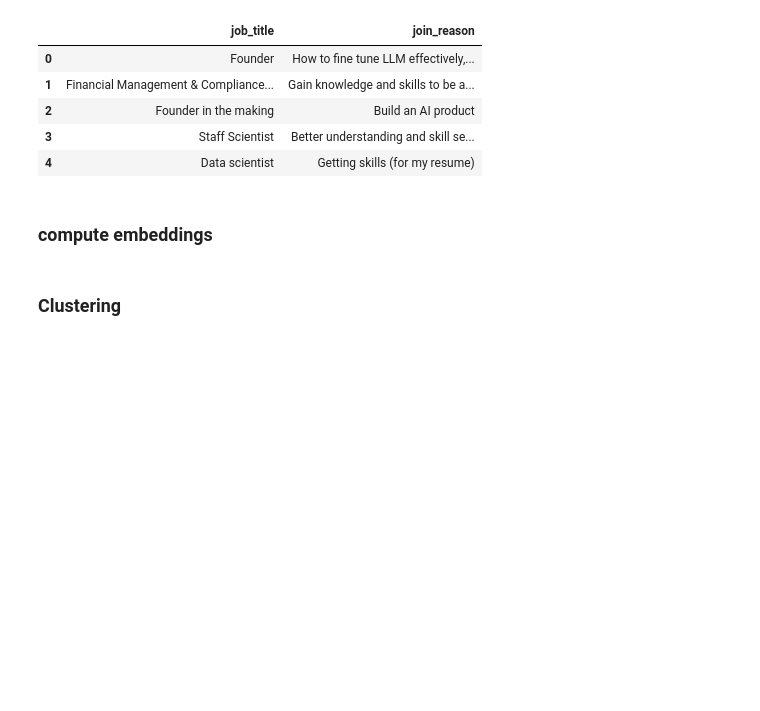
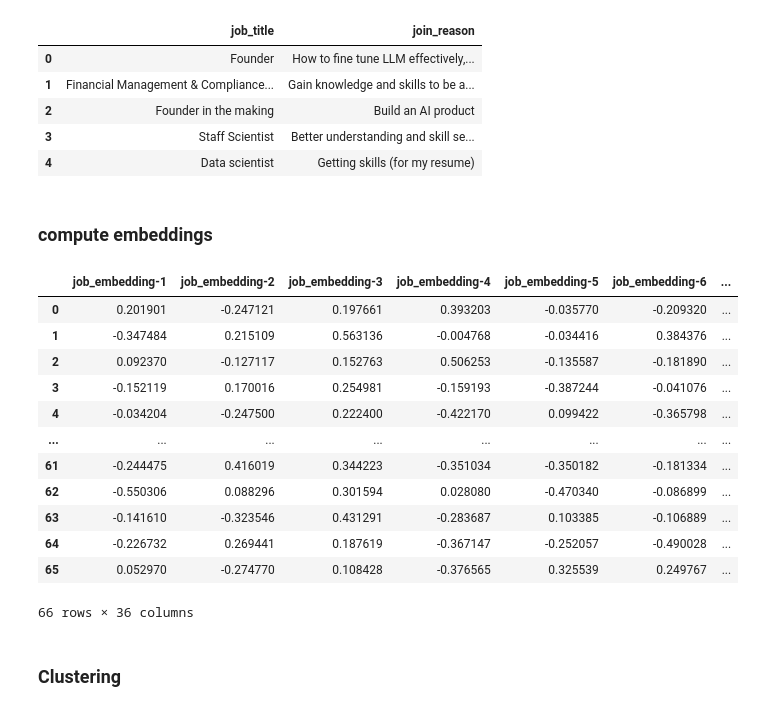
Before and after one commit to ShawhinT/AI-Builders-Bootcamp-3, a Jupyter notebook: lightning-lesson/customer_segmentation_example.ipynb, the cells around one changed output. Drawn from its saved outputs; the diff is of its cells as text; code cells hidden in the pictures; blank space fills up the shorter version.

```diff
--- a/lightning-lesson/customer_segmentation_example.ipynb
+++ b/lightning-lesson/customer_segmentation_example.ipynb
@@ -65,6 +65,22 @@ embedding_list = [job_response.data[i].embedding + reason_response.data[i].embed
 # create df_embeddings
 col_names = [f"job_embedding-{i+1}" for i in range(len(job_response.data[0].embedding))] + [f"reason_embedding-{i+1}" for i in range(len(reason_response.data[0].embedding))]
 df_embeddings = pd.DataFrame(embedding_list, columns=col_names)
+# %%
+df_embeddings
+# %% [output]
+|  | job_embedding-1 | job_embedding-2 | job_embedding-3 | job_embedding-4 | job_embedding-5 | job_embedding-6 | ... |
+| 0 | 0.201901 | -0.247121 | 0.197661 | 0.393203 | -0.035770 | -0.209320 | ... |
+| 1 | -0.347484 | 0.215109 | 0.563136 | -0.004768 | -0.034416 | 0.384376 | ... |
+| 2 | 0.092370 | -0.127117 | 0.152763 | 0.506253 | -0.135587 | -0.181890 | ... |
+| 3 | -0.152119 | 0.170016 | 0.254981 | -0.159193 | -0.387244 | -0.041076 | ... |
+| 4 | -0.034204 | -0.247500 | 0.222400 | -0.422170 | 0.099422 | -0.365798 | ... |
+| ... | ... | ... | ... | ... | ... | ... | ... |
+| 61 | -0.244475 | 0.416019 | 0.344223 | -0.351034 | -0.350182 | -0.181334 | ... |
+| 62 | -0.550306 | 0.088296 | 0.301594 | 0.028080 | -0.470340 | -0.086899 | ... |
+| 63 | -0.141610 | -0.323546 | 0.431291 | -0.283687 | 0.103385 | -0.106889 | ... |
+| 64 | -0.226732 | 0.269441 | 0.187619 | -0.367147 | -0.252057 | -0.490028 | ... |
+| 65 | 0.052970 | -0.274770 | 0.108428 | -0.376565 | 0.325539 | 0.249767 | ... |
+66 rows × 36 columns
 # %% [markdown]
 ### Clustering
 # %%
```
Also changed, not shown: parts of 3 cells of this notebook, 1 other file.
